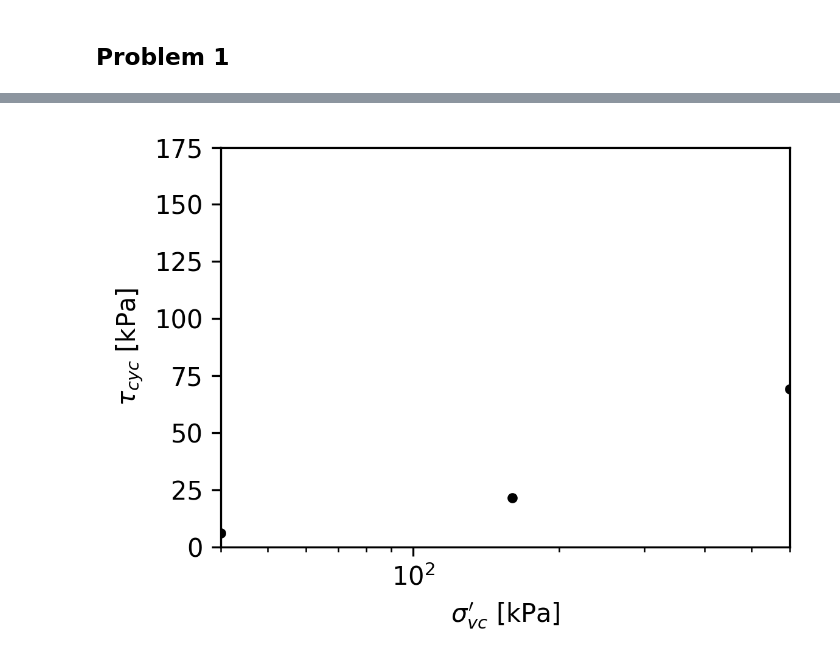
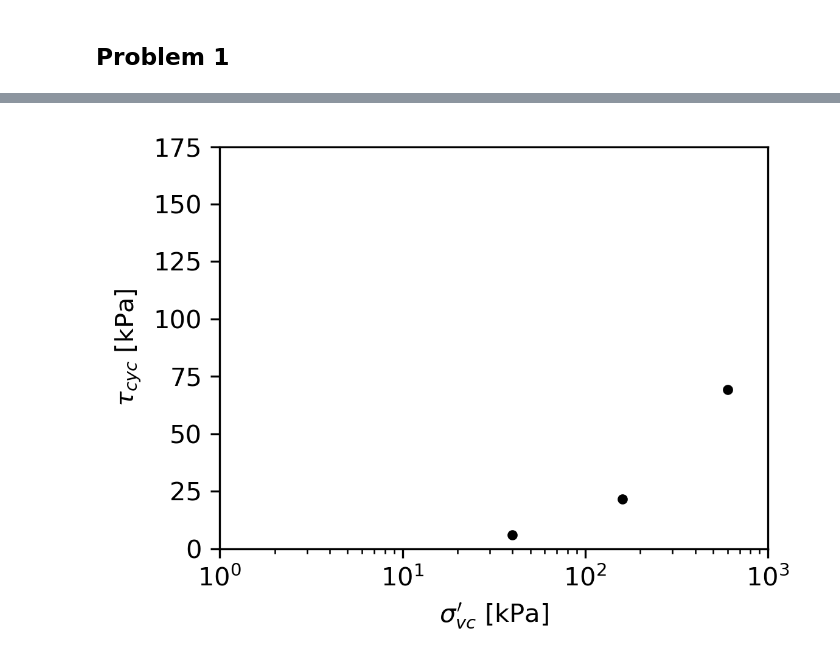
Before and after one commit to bKeungAuyeung/CE543-HW6, a Jupyter notebook: bAuyeung_HW6_CE543.ipynb, the cells around one changed output, grey strips where cells are left out. Drawn from its saved outputs; the diff is of its cells as text; code cells hidden in the pictures.

```diff
--- a/bAuyeung_HW6_CE543.ipynb
+++ b/bAuyeung_HW6_CE543.ipynb
@@ -60,17 +60,17 @@ plt.show()
 # %%
 tau_cyc_fail = np.array([power_series(15, *csr_fit_40[0]), power_series(15, *csr_fit_160[0]), power_series(15, *csr_fit_600[0])]) # tau cyclic values in kPa for N to failure of 15
 sigma_vc_fail = np.array([40, 160, 600]) # vConsolStress values in kPa for N to failure of 15
 
 fig, ax = plt.subplots(figsize=(4,3), dpi=300, tight_layout=True)
 
 ax.semilogx(sigma_vc_fail, tau_cyc_fail, marker='.', linestyle="None", color='black')
 
-ax.set_xlim(40, 600)
+ax.set_xlim(1, 1000)
 ax.set_ylim(0, 175)
 
 ax.set_xlabel("$\\sigma_{vc}'$ [kPa]")
 ax.set_ylabel('$\\tau_{cyc}$ [kPa]')
 
 plt.show()
 # %% [output]
-[figure, old version]
+[figure, new version]
```
Also changed, not shown: parts of 1 cell of this notebook.
